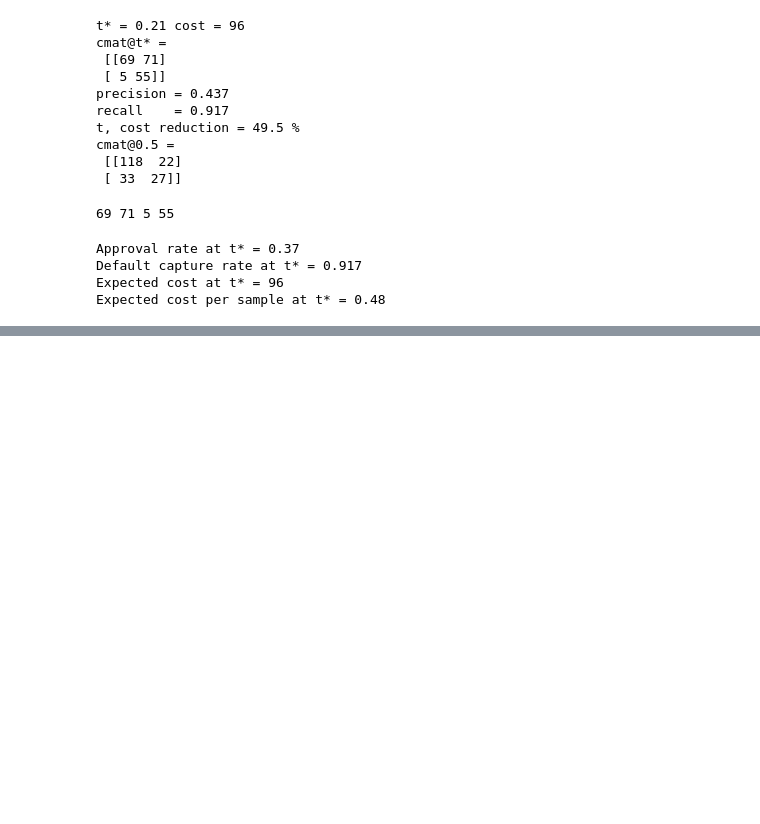
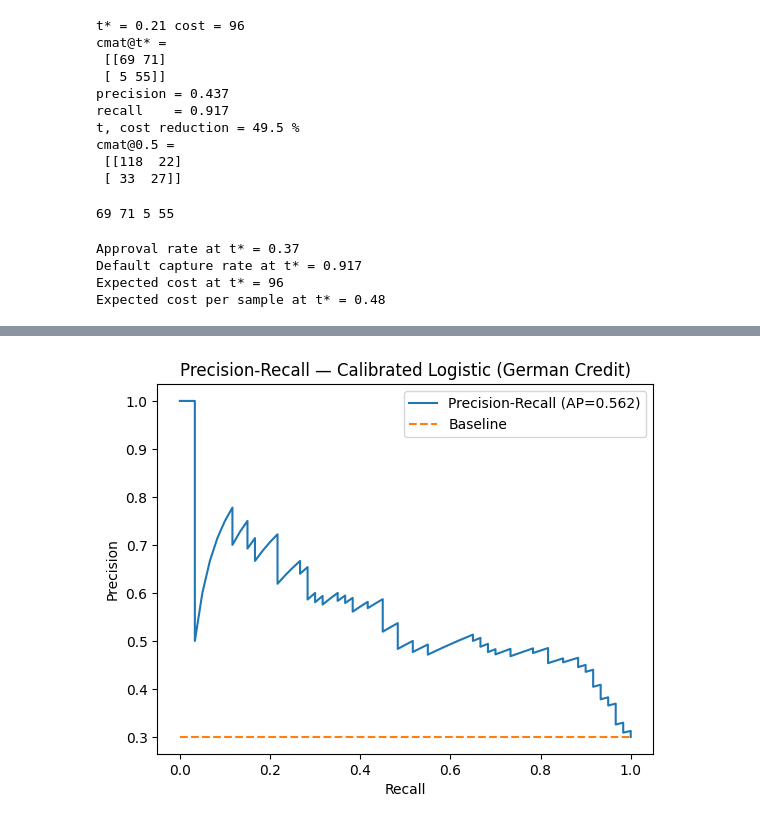
Before and after one commit to Je4n-A/Trouble-shooting-assistant, a Jupyter notebook: German_Credit.ipynb, the cells around one changed output, grey strips where cells are left out. Drawn from its saved outputs; the diff is of its cells as text; code cells hidden in the pictures; blank space fills up the shorter version.

```diff
--- a/German_Credit.ipynb
+++ b/German_Credit.ipynb
@@ -283,0 +298,16 @@ Expected cost per sample at t* = 0.48
+# %%
+from sklearn.metrics import average_precision_score, brier_score_loss, roc_auc_score
+import matplotlib.pyplot as plt
+
+from sklearn.metrics import precision_recall_curve
+precision, recall, _ = precision_recall_curve(y_true, p_bad_cal)
+avg_precision = average_precision_score(y_true, p_bad_cal)
+
+plt.figure()
+plt.plot(recall, precision, label=f"Precision-Recall (AP={avg_precision:.3f})")
+plt.plot([0,1],[y_true.mean(), y_true.mean()], linestyle="--", label="Baseline")
+plt.xlabel("Recall"); plt.ylabel("Precision")
+plt.title("Precision-Recall — Calibrated Logistic (German Credit)")
+plt.legend(); plt.show()
+# %% [output]
+[figure, added]
```
Also changed, not shown: parts of 2 cells of this notebook.
